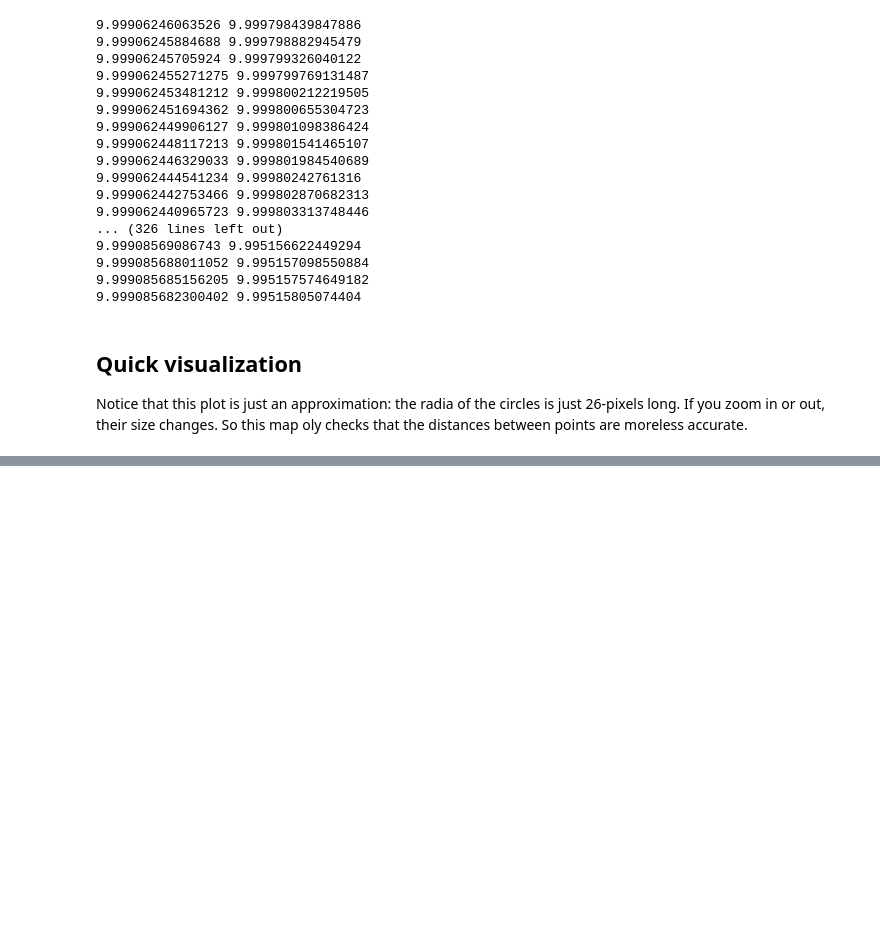
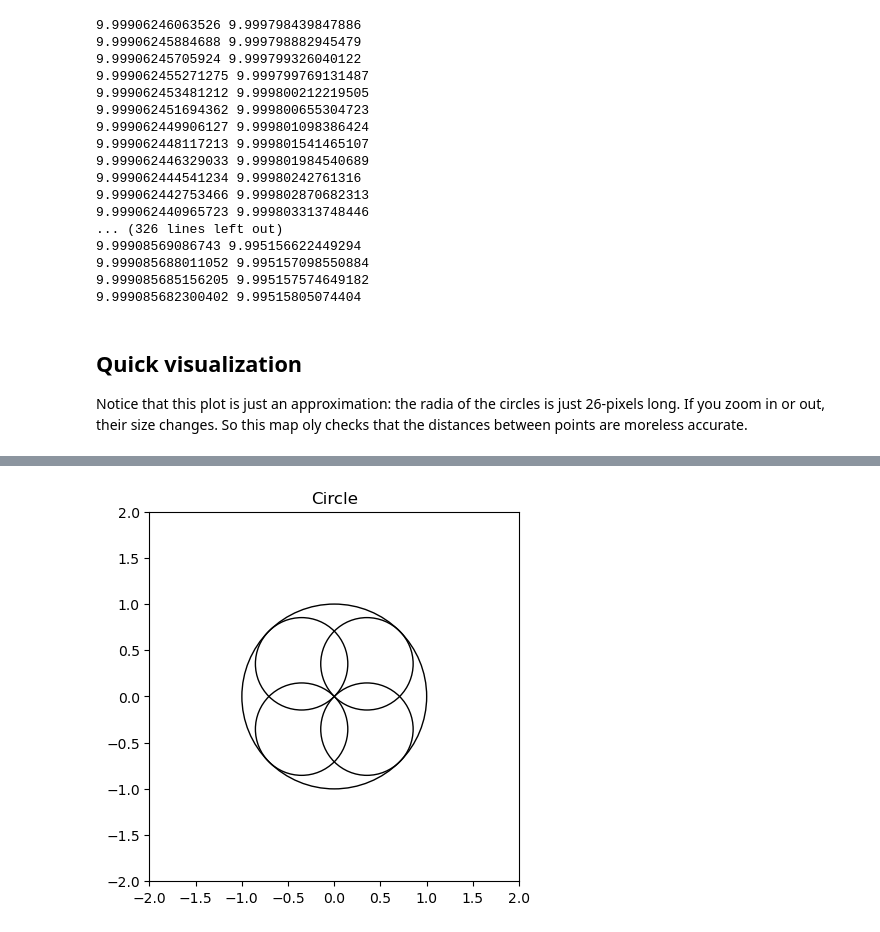
Before and after one commit to COrtsJosep/landscape-aesthetics, a Jupyter notebook: geo_scraping.ipynb, the cells around one changed output, grey strips where cells are left out. Drawn from its saved outputs; the diff is of its cells as text; code cells hidden in the pictures; blank space fills up the shorter version.

```diff
--- a/geo_scraping.ipynb
+++ b/geo_scraping.ipynb
@@ -217,0 +263,34 @@ response.json()
+# %%
+### if we divide radius by two
+r = 1
+nr = r/2
+figure, axes = plt.subplots()
+Drawing_uncolored_circle0 = plt.Circle( (0, 0 ),
+                                      r,
+                                      fill = False )
+Drawing_uncolored_circle1 = plt.Circle( (nr/math.sqrt(2), nr/math.sqrt(2)) ,
+                                      nr,
+                                      fill = False )
+Drawing_uncolored_circle2 = plt.Circle( (nr/math.sqrt(2), -nr/math.sqrt(2)) ,
+                                      nr,
+                                      fill = False )
+Drawing_uncolored_circle3 = plt.Circle( (-nr/math.sqrt(2), nr/math.sqrt(2)) ,
+                                      nr,
+                                      fill = False )
+Drawing_uncolored_circle4 = plt.Circle( (-nr/math.sqrt(2), -nr/math.sqrt(2)) ,
+                                      nr,
+                                      fill = False )
+
+
+axes.set_aspect(1 )
+axes.add_artist(Drawing_uncolored_circle0)
+axes.add_artist(Drawing_uncolored_circle1)
+axes.add_artist(Drawing_uncolored_circle2)
+axes.add_artist(Drawing_uncolored_circle3)
+axes.add_artist(Drawing_uncolored_circle4)
+axes.set_xlim(-2*r, 2*r)
+axes.set_ylim(-2*r, 2*r)
+plt.title( 'Circle' )
+plt.show()
+# %% [output]
+[figure, added]
```
Also changed, not shown: parts of 9 cells of this notebook, 9 other files.
